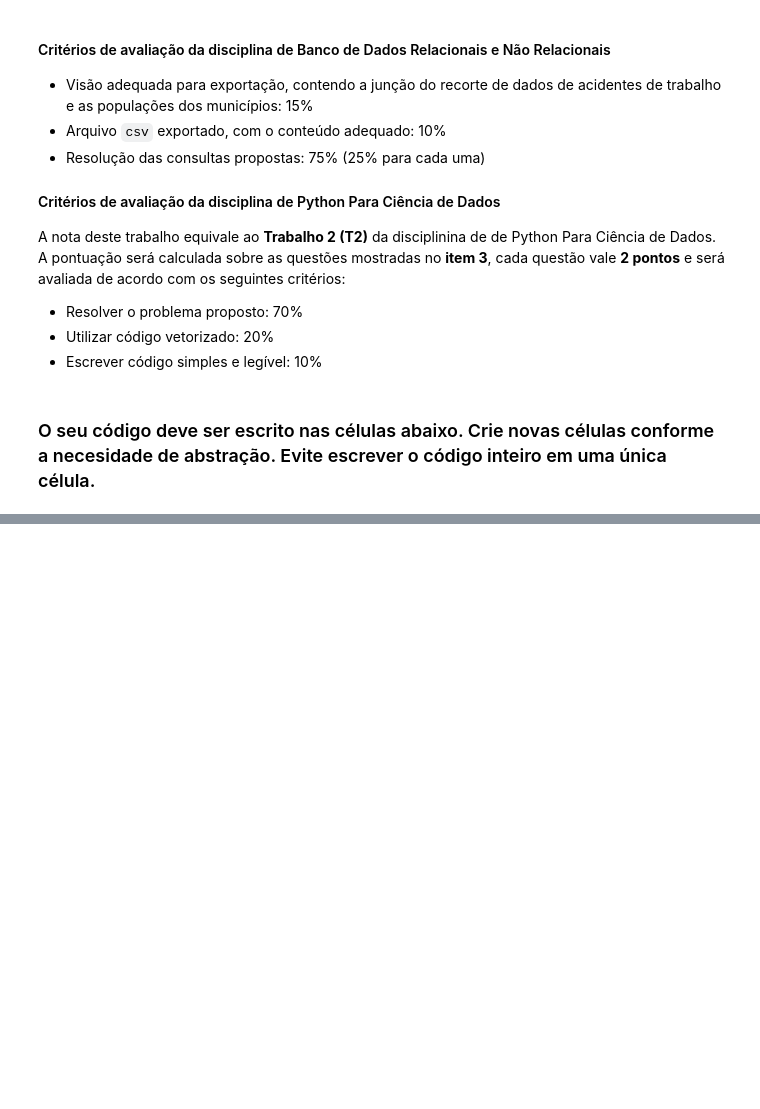
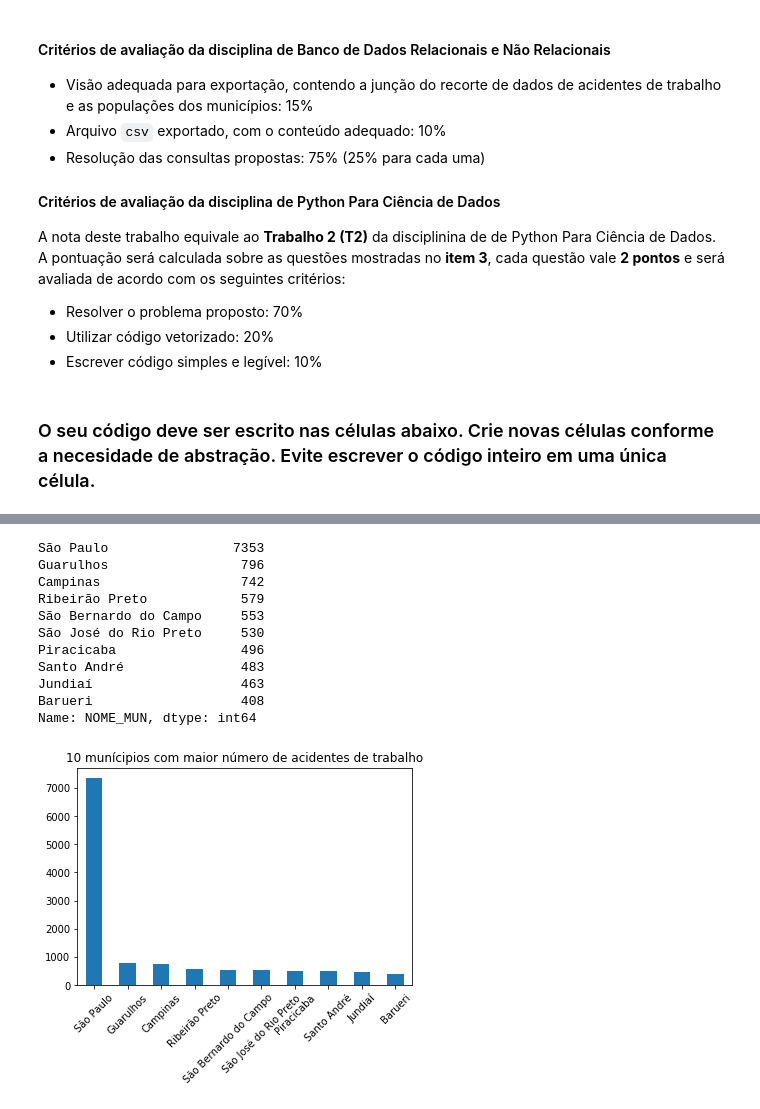
Before and after one commit to brunaoliveira/acidentes_de_trabalho, a Jupyter notebook: Enunciado_T2_final.ipynb, the cells around one changed output, grey strips where cells are left out. Drawn from its saved outputs; the diff is of its cells as text; code cells hidden in the pictures; blank space fills up the shorter version.

```diff
--- a/Enunciado_T2_final.ipynb
+++ b/Enunciado_T2_final.ipynb
@@ -99,0 +142,21 @@ cursor = db.dupla_9_collection.find()# x é o numero da sua dupla!!
+# %%
+##1.Quais os 10 municípios que mais possuem acidentes de trabalho? Faça um gráfico de barras para apresentar o resultado.
+acid_count = df['NOME_MUN'].value_counts(sort=True, ascending=False)[:10]
+print_dataframe(acid_count)
+acid_count.plot.bar()
+plt.title('10 munícipios com maior número de acidentes de trabalho')
+plt.xticks(rotation=45)
+plt.show()
+# %% [output]
+São Paulo                7353
+Guarulhos                 796
+Campinas                  742
+Ribeirão Preto            579
+São Bernardo do Campo     553
+São José do Rio Preto     530
+Piracicaba                496
+Santo André               483
+Jundiaí                   463
+Barueri                   408
+Name: NOME_MUN, dtype: int64
+[figure, added]
```
Also changed, not shown: parts of 6 cells of this notebook.
